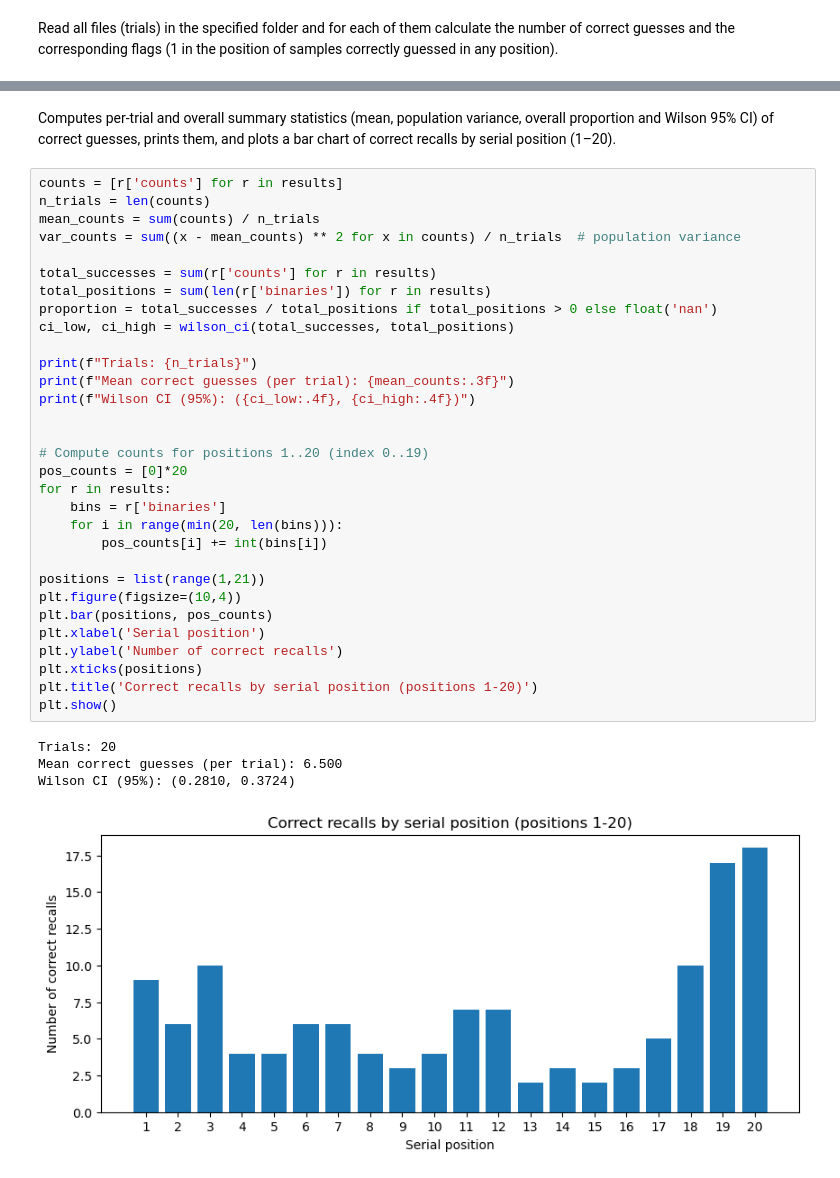
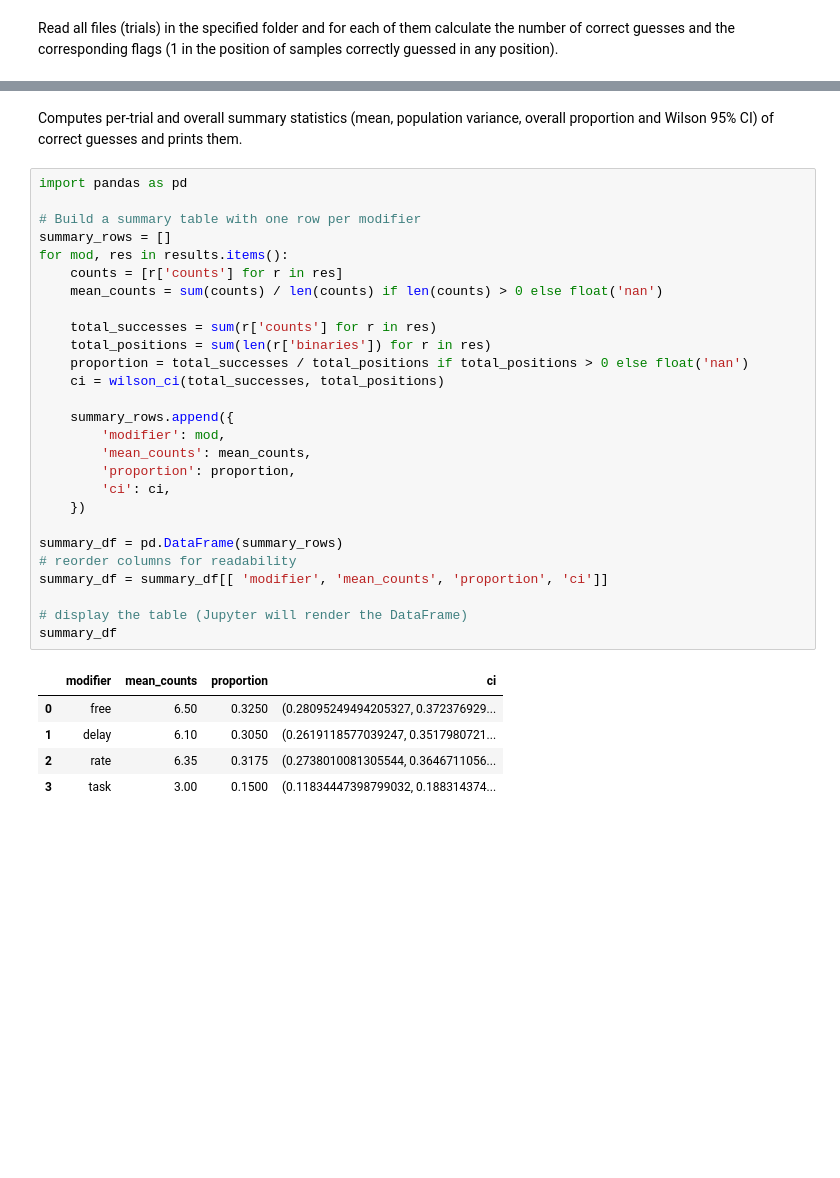
Before and after one commit to BalducciFrancesco/02464-Miniproject-1, a Jupyter notebook: analysis/analysis.ipynb, the cells around one changed output, grey strips where cells are left out. Cells and saved outputs as stored; diff of their text form; blank space fills up the shorter version.

```diff
--- a/analysis/analysis.ipynb
+++ b/analysis/analysis.ipynb
@@ -39,38 +38,35 @@ for trial in sorted(base.glob('*.csv')):
 # %% [markdown]
-Computes per-trial and overall summary statistics (mean, population variance, overall proportion and Wilson 95% CI) of correct guesses, prints them, and plots a bar chart of correct recalls by serial position (1–20).
+Computes per-trial and overall summary statistics (mean, population variance, overall proportion and Wilson 95% CI) of correct guesses and prints them.
-# %%
-counts = [r['counts'] for r in results]
-n_trials = len(counts)
-mean_counts = sum(counts) / n_trials
-var_counts = sum((x - mean_counts) ** 2 for x in counts) / n_trials  # population variance
-
-total_successes = sum(r['counts'] for r in results)
-total_positions = sum(len(r['binaries']) for r in results)
-proportion = total_successes / total_positions if total_positions > 0 else float('nan')
-ci_low, ci_high = wilson_ci(total_successes, total_positions)
-
-print(f"Trials: {n_trials}")
-print(f"Mean correct guesses (per trial): {mean_counts:.3f}")
-print(f"Wilson CI (95%): ({ci_low:.4f}, {ci_high:.4f})")
-
-
-# Compute counts for positions 1..20 (index 0..19)
-pos_counts = [0]*20
-for r in results:
-    bins = r['binaries']
-    for i in range(min(20, len(bins))):
-        pos_counts[i] += int(bins[i])
-
-positions = list(range(1,21))
-plt.figure(figsize=(10,4))
-plt.bar(positions, pos_counts)
-plt.xlabel('Serial position')
-plt.ylabel('Number of correct recalls')
-plt.xticks(positions)
-plt.title('Correct recalls by serial position (positions 1-20)')
-plt.show()
-# %% [output]
-Trials: 20
-Mean correct guesses (per trial): 6.500
-Wilson CI (95%): (0.2810, 0.3724)
-[figure, removed]
+# %%
+import pandas as pd
+
+# Build a summary table with one row per modifier
+summary_rows = []
+for mod, res in results.items():
+    counts = [r['counts'] for r in res]
+    mean_counts = sum(counts) / len(counts) if len(counts) > 0 else float('nan')
+
+    total_successes = sum(r['counts'] for r in res)
+    total_positions = sum(len(r['binaries']) for r in res)
+    proportion = total_successes / total_positions if total_positions > 0 else float('nan')
+    ci = wilson_ci(total_successes, total_positions)
+
+    summary_rows.append({
+        'modifier': mod,
+        'mean_counts': mean_counts,
+        'proportion': proportion,
+        'ci': ci,
+    })
+
+summary_df = pd.DataFrame(summary_rows)
+# reorder columns for readability
+summary_df = summary_df[[ 'modifier', 'mean_counts', 'proportion', 'ci']]
+
+# display the table (Jupyter will render the DataFrame)
+summary_df
+# %% [output]
+|  | modifier | mean_counts | proportion | ci |
+| 0 | free | 6.50 | 0.3250 | (0.28095249494205327, 0.372376929... |
+| 1 | delay | 6.10 | 0.3050 | (0.2619118577039247, 0.3517980721... |
+| 2 | rate | 6.35 | 0.3175 | (0.2738010081305544, 0.3646711056... |
+| 3 | task | 3.00 | 0.1500 | (0.11834447398799032, 0.188314374... |
```
Also changed, not shown: parts of 3 cells of this notebook.
